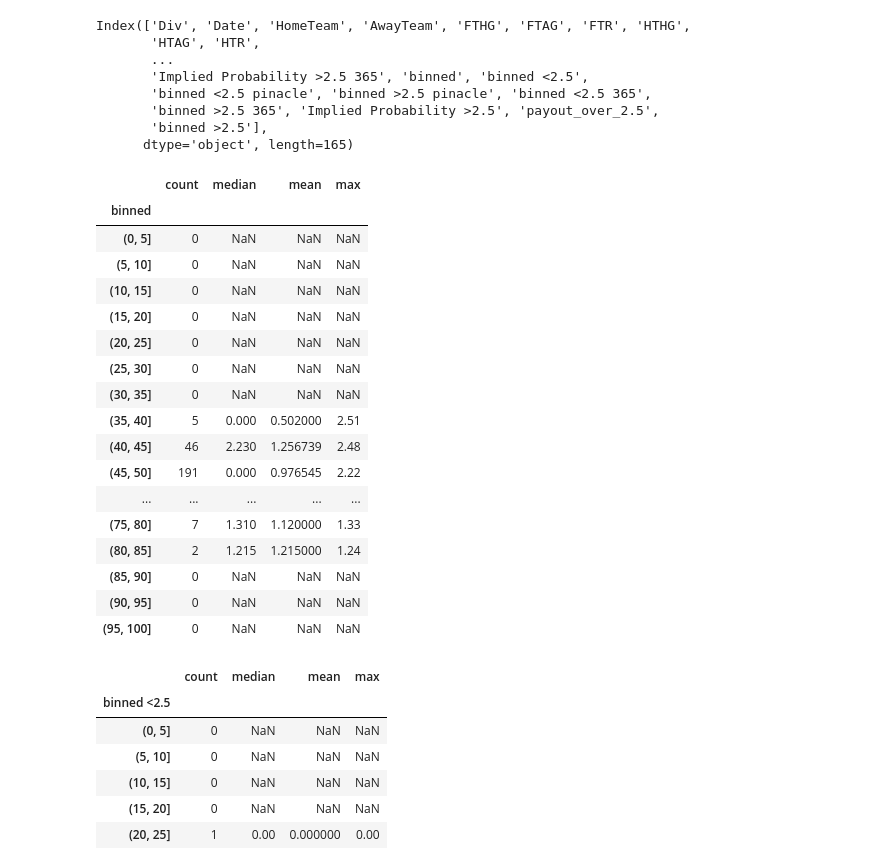
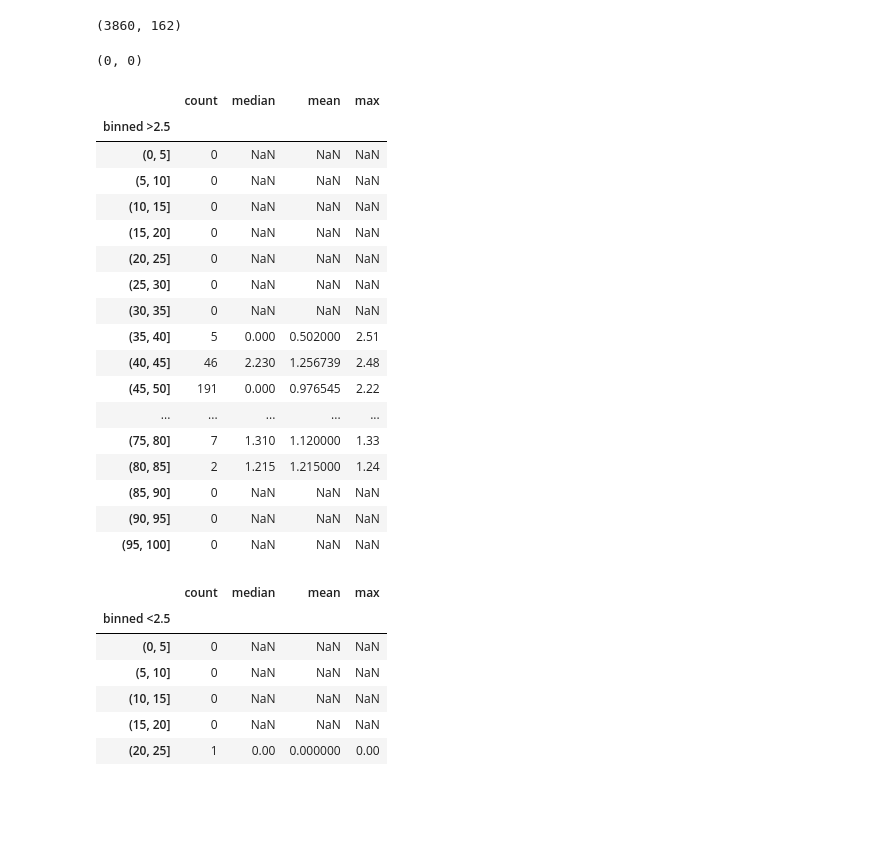
Before and after one commit to rafabertolace/OnThePitch, a Jupyter notebook: notebooks/Testing functions.ipynb, the cells around one changed output. Saved outputs shown, nothing was run; the diff lists cells and outputs as text; code cells hidden in the pictures; blank space fills up the shorter version.

```diff
--- a/notebooks/Testing functions.ipynb
+++ b/notebooks/Testing functions.ipynb
@@ -87,23 +94,23 @@ def feature_engineering(data, b=20):
     data['binned <2.5 365'] = pd.cut(data['Implied Probability <2.5 365'], bins)
     data['binned >2.5 365'] = pd.cut(data['Implied Probability >2.5 365'], bins)
 
+    #data = data.dropna(subset=['HomeTeam', 'AwayTeam'], how='any')
+    data = data[~data['HomeTeam'].isna()]
+    data = data[~data['AwayTeam'].isna()]
 
     return data
 # %%
 data = feature_engineering(data)
-# %%
-data.columns
-# %% [output]
-Index(['Div', 'Date', 'HomeTeam', 'AwayTeam', 'FTHG', 'FTAG', 'FTR', 'HTHG',
-       'HTAG', 'HTR',
-       ...
-       'Implied Probability >2.5 365', 'binned', 'binned <2.5',
-       'binned <2.5 pinacle', 'binned >2.5 pinacle', 'binned <2.5 365',
-       'binned >2.5 365', 'Implied Probability >2.5', 'payout_over_2.5',
-       'binned >2.5'],
-      dtype='object', length=165)
+# %%
+data.shape
+# %% [output]
+(3860, 162)
+# %%
+data['HomeTeam'].isna().sum(), data['AwayTeam'].isna().sum()
+# %% [output]
+(0, 0)
 # %%
-fdf = data[['Implied Probability','over_2.5_goals','binned','payout']]
+fdf = data[['Implied Probability >2.5','over_2.5_goals','binned >2.5','payout_over_2.5']]
 fdf_under = data[['Implied Probability <2.5','under_2.5_goals','binned <2.5','payout_under_2.5']]
 fdf_under_365 = data[['Implied Probability <2.5 365','under_2.5_goals','binned <2.5 365','payout_under_2.5_365']]
 fdf_under_pinacle = data[['Implied Probability <2.5 pinacle','under_2.5_goals','binned <2.5 pinacle','payout_under_2.5_pinacle']]
@@ -111,10 +118,10 @@ fdf_over = data[['Implied Probability >2.5','over_2.5_goals','binned >2.5','payo
 fdf_over_pinacle = data[['Implied Probability >2.5 pinacle','over_2.5_goals','binned >2.5 pinacle','payout_over_2.5_pinacle']]
 fdf_over_365 = data[['Implied Probability >2.5 365','over_2.5_goals','binned >2.5 365','payout_over_2.5_365']]
 # %%
-fdf.groupby('binned')['payout'].agg(['count', 'median', 'mean', 'max'])
+fdf.groupby('binned >2.5')['payout_over_2.5'].agg(['count', 'median', 'mean', 'max'])
 # %% [output]
 |  | count | median | mean | max |
-| binned |  |  |  |  |
+| binned >2.5 |  |  |  |  |
 | (0, 5] | 0 | NaN | NaN | NaN |
 | (5, 10] | 0 | NaN | NaN | NaN |
 | (10, 15] | 0 | NaN | NaN | NaN |
```
Also changed, not shown: parts of 42 cells of this notebook, 1 other file.
